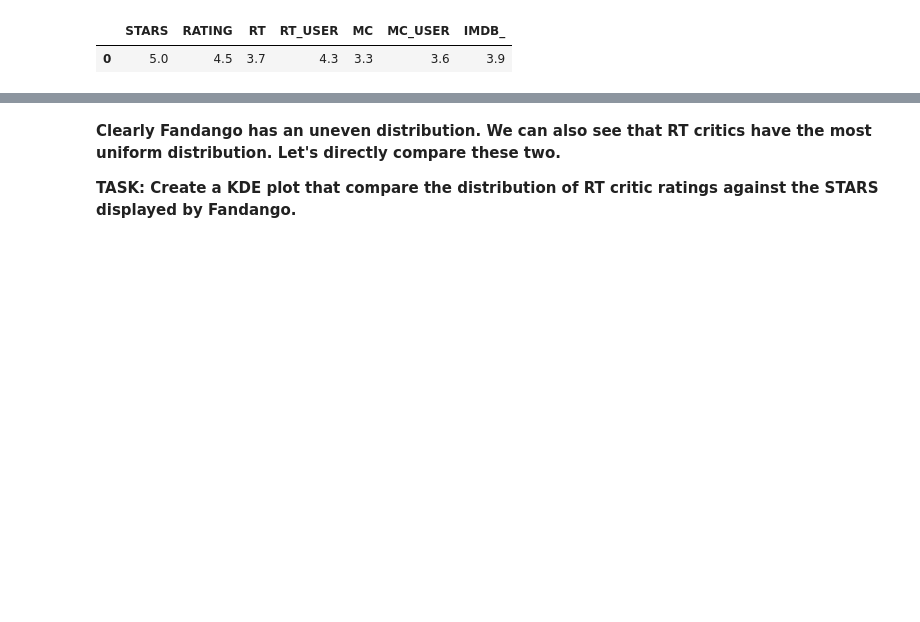
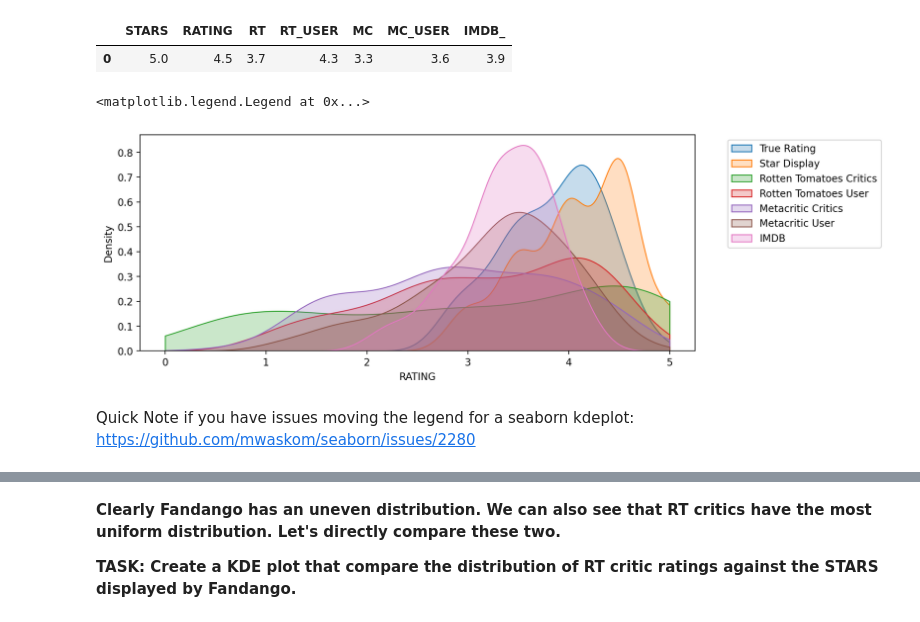
Before and after one commit to calvinlinardy/My-Python-Learning, a Jupyter notebook: Study Stuffs/Udemy Study/Machine Learning/Capstone Project/00-Capstone-Project.ipynb, the cells around one changed output, grey strips where cells are left out. Cells and saved outputs as stored; diff of their text form; code cells hidden in the pictures; blank space fills up the shorter version.

```diff
--- a/Study Stuffs/Udemy Study/Machine Learning/Capstone Project/00-Capstone-Project.ipynb
+++ b/Study Stuffs/Udemy Study/Machine Learning/Capstone Project/00-Capstone-Project.ipynb
@@ -597,3 +618,20 @@ norm.head(1)
 # %% [output]
 |  | STARS | RATING | RT | RT_USER | MC | MC_USER | IMDB_ |
 | 0 | 5.0 | 4.5 | 3.7 | 4.3 | 3.3 | 3.6 | 3.9 |
+# %%
+plt.figure(figsize=(10,4),dpi=200)
+
+sns.kdeplot(data=norm,x='RATING',clip=[0,5],fill=True,label='True Rating')
+sns.kdeplot(data=norm,x='STARS',clip=[0,5],fill=True,label='Star Display')
+sns.kdeplot(data=norm,x='RT',clip=[0,5],fill=True,label='Rotten Tomatoes Critics')
+sns.kdeplot(data=norm,x='RT_USER',clip=[0,5],fill=True,label='Rotten Tomatoes User')
+sns.kdeplot(data=norm,x='MC',clip=[0,5],fill=True,label='Metacritic Critics')
+sns.kdeplot(data=norm,x='MC_USER',clip=[0,5],fill=True,label='Metacritic User')
+sns.kdeplot(data=norm,x='IMDB_',clip=[0,5],fill=True,label='IMDB')
+
+plt.legend(bbox_to_anchor=[1.05,1],loc=2) # kaya gini legend nya bisa di pindah2in
+# %% [output]
+<matplotlib.legend.Legend at 0x...>
+[figure, added]
+# %% [markdown]
+Quick Note if you have issues moving the legend for a seaborn kdeplot: https://github.com/mwaskom/seaborn/issues/2280
```
Also changed, not shown: parts of 16 cells of this notebook, 5 other files.
